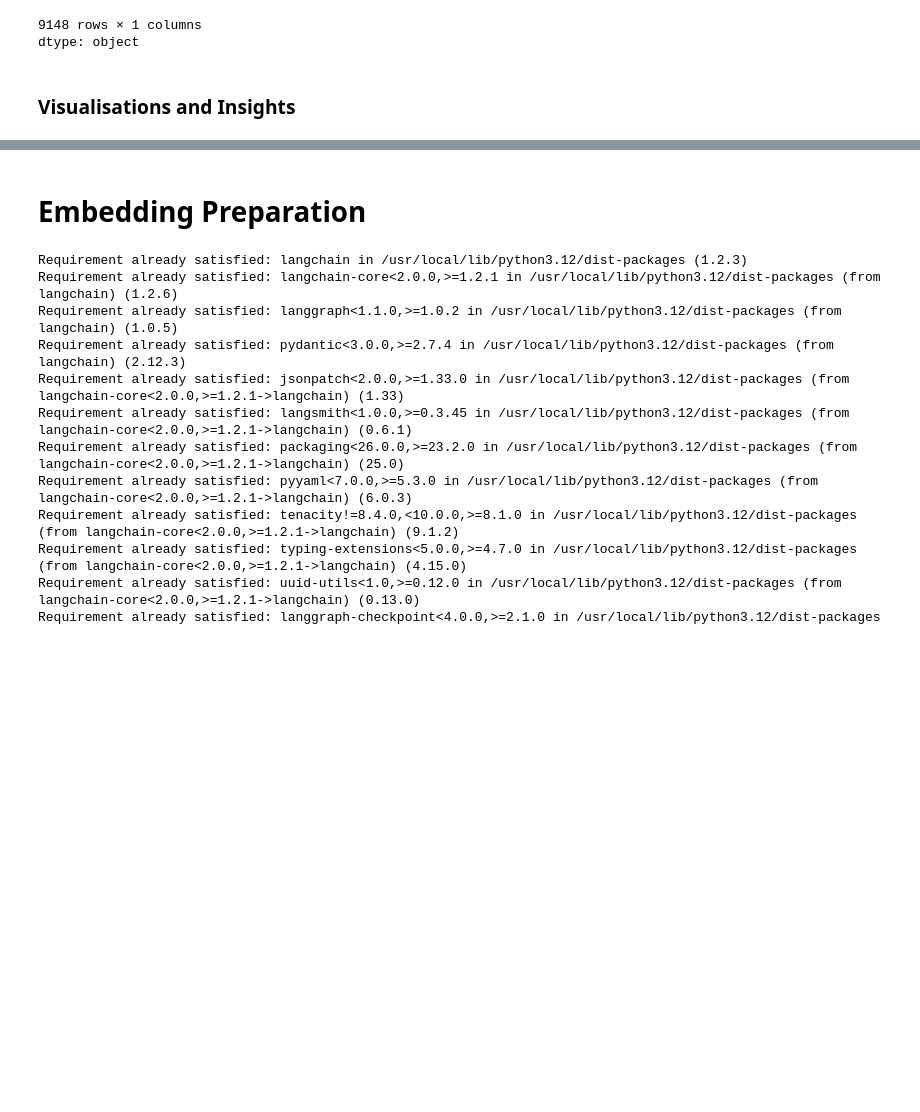
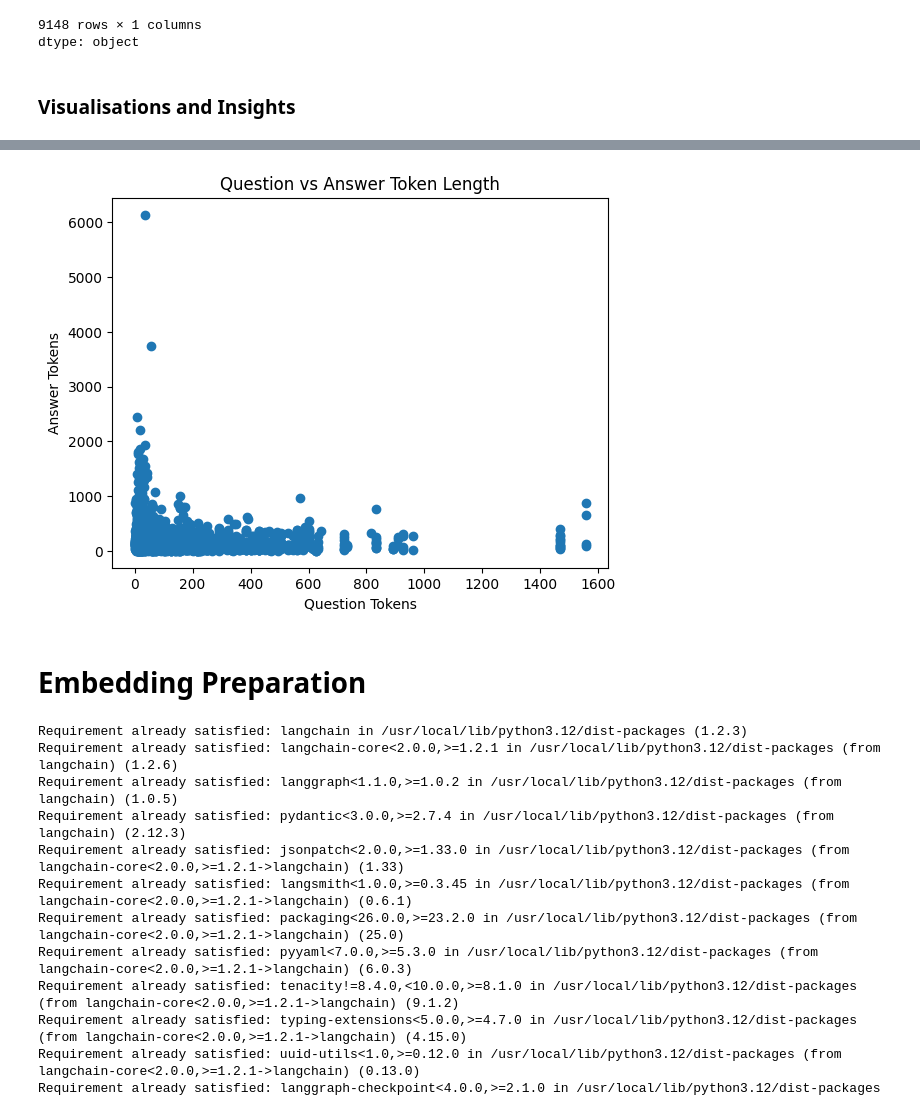
Before and after one commit to imkushwaha/advanced-rag-covid-faq-thesis, a Jupyter notebook: notebooks/01_Dataprep&Viz/03_data_preparation_3.ipynb, the cells around one changed output, grey strips where cells are left out. Drawn from its saved outputs; the diff is of its cells as text; code cells hidden in the pictures; blank space fills up the shorter version.

```diff
--- a/notebooks/01_Dataprep&Viz/03_data_preparation_3.ipynb
+++ b/notebooks/01_Dataprep&Viz/03_data_preparation_3.ipynb
@@ -137,3 +197,14 @@ dtype: object
+# %%
+# Question vs Answer Length Relationship
+
+plt.figure()
+plt.scatter(df3["question_tokens"], df3["answer_tokens"])
+plt.xlabel("Question Tokens")
+plt.ylabel("Answer Tokens")
+plt.title("Question vs Answer Token Length")
+plt.show()
+# %% [output]
+[figure, added]
 # %% [markdown]
 # Embedding Preparation
 # %%
```
Also changed, not shown: parts of 21 cells of this notebook, 50 other files.
